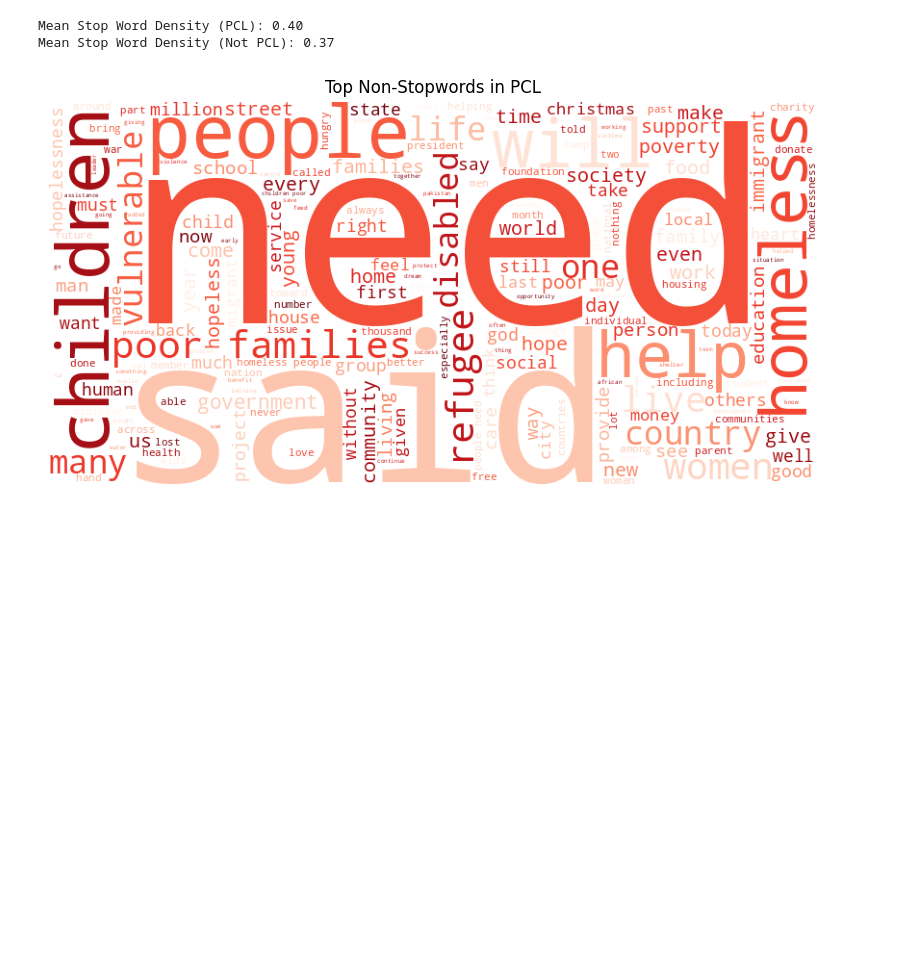
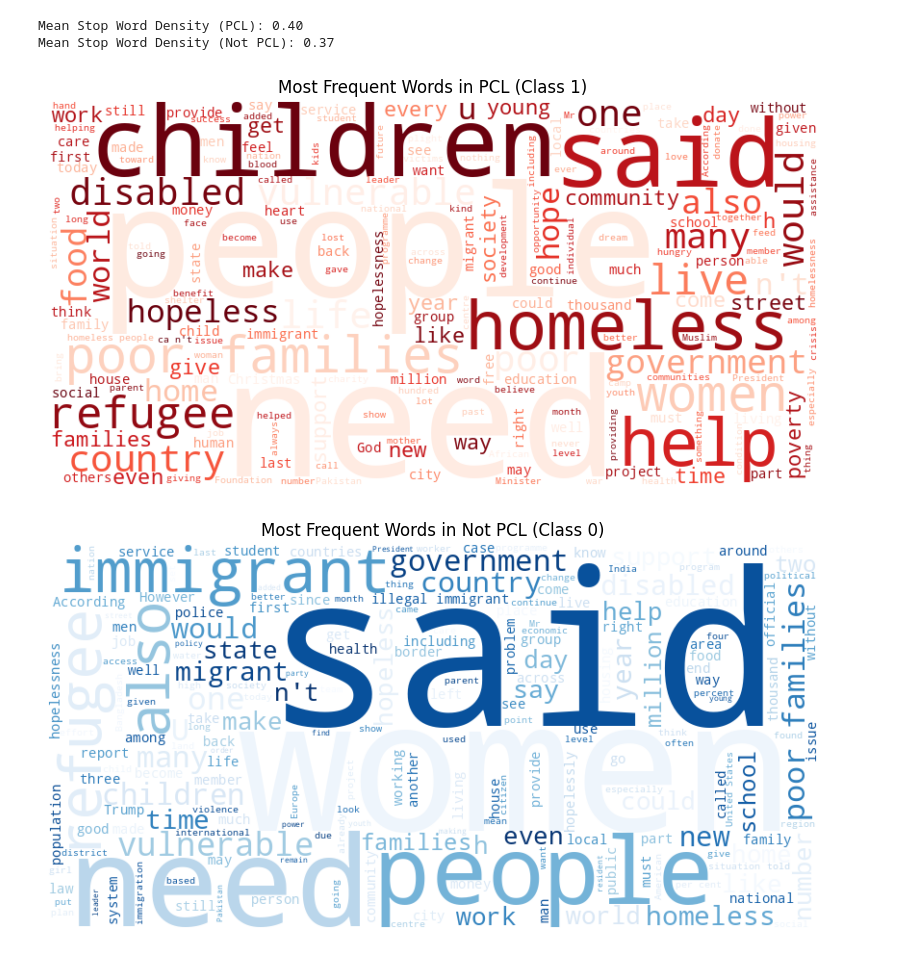
Before and after one commit to AAreeb13/NLP-Coursework, a Jupyter notebook: coursework.ipynb, the cells around one changed output. Cells and saved outputs as stored; diff of their text form; code cells hidden in the pictures; blank space fills up the shorter version.

Commit message:
feat: some wordcloud stats

```diff
--- a/coursework.ipynb
+++ b/coursework.ipynb
@@ -428,29 +428,18 @@ Mean Stop Word Density (Not PCL): 0.37
 # %%
 from wordcloud import WordCloud
 
-def get_filtered_text(df_subset, stop_list):
-    filtered_words = []
-    for text in df_subset:
-        # Your specific algorithm logic:
-        tokens = str(text).lower().split()
-        for token in tokens:
-            if token not in stop_list and token.isalpha(): # isalpha removes punctuation/numbers
-                filtered_words.append(token)
-    return " ".join(filtered_words)
+def generate_wordcloud(text_data, title, color):
+    wordcloud = WordCloud(width=800, height=400, background_color='white',
+                          stopwords=stop_words, colormap=color).generate(' '.join(text_data))
+    plt.figure(figsize=(10, 5))
+    plt.imshow(wordcloud, interpolation='bilinear')
+    plt.axis('off')
+    plt.title(title)
+    plt.show()
 
-# Generate Manual Word Clouds
-pcl_filtered = get_filtered_text(train_set[train_set['label_binary'] == 1]['text'], manual_stop_words)
-no_pcl_filtered = get_filtered_text(train_set[train_set['label_binary'] == 0]['text'], manual_stop_words)
-
-
-
-# Plotting PCL Cloud
-wordcloud_pcl = WordCloud(width=800, height=400, background_color='white', colormap='Reds').generate(pcl_filtered)
-
-plt.figure(figsize=(10, 5))
-plt.imshow(wordcloud_pcl)
-plt.axis('off')
-plt.title('Top Non-Stopwords in PCL')
-plt.show()
+# Generate Clouds
+generate_wordcloud(pcl_text, 'Most Frequent Words in PCL (Class 1)', 'Reds')
+generate_wordcloud(no_pcl_text, 'Most Frequent Words in Not PCL (Class 0)', 'Blues')
 # %% [output]
-[figure, old version]
+[figure, new version]
+[figure, added]
```
Also changed, not shown: parts of 1 cell of this notebook.
